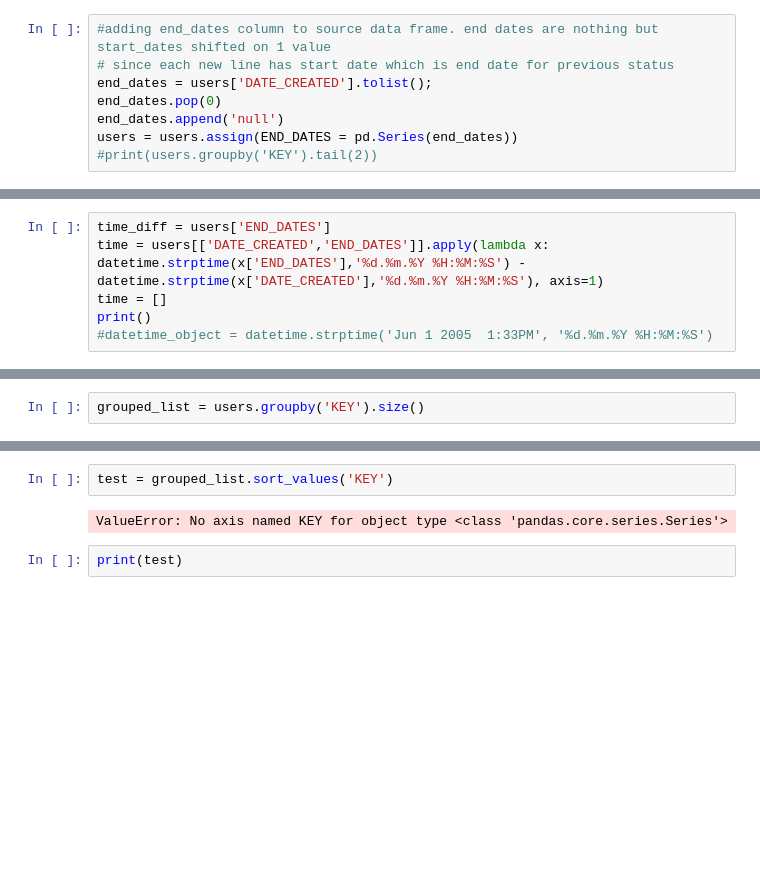
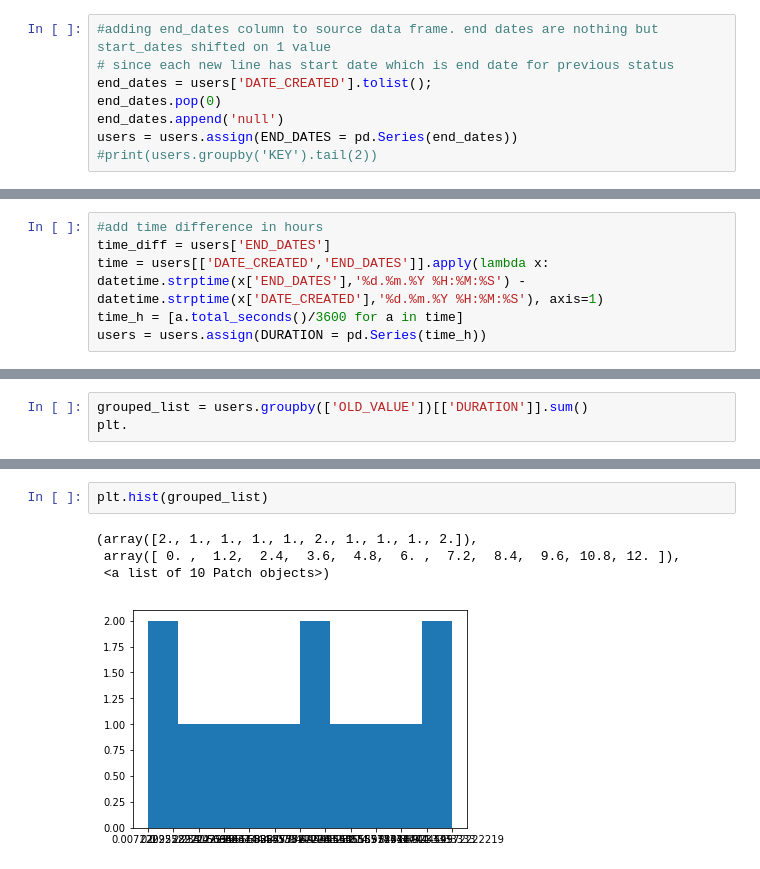
Before and after one commit to thirstfortruth/jira_analyses, a Jupyter notebook: jira_pm_analyses.ipynb, the cells around one changed output, grey strips where cells are left out. Drawn from its saved outputs; the diff is of its cells as text; blank space fills up the shorter version.

Commit message:
DataFramr ready for initial charts creation

```diff
--- a/jira_pm_analyses.ipynb
+++ b/jira_pm_analyses.ipynb
@@ -50,7 +31,7 @@ print(users)
 # %%
+#add time difference in hours
 time_diff = users['END_DATES']
 time = users[['DATE_CREATED','END_DATES']].apply(lambda x: datetime.strptime(x['END_DATES'],'%d.%m.%Y %H:%M:%S') - datetime.strptime(x['DATE_CREATED'],'%d.%m.%Y %H:%M:%S'), axis=1)
-time = []
-print()
-#datetime_object = datetime.strptime('Jun 1 2005  1:33PM', '%d.%m.%Y %H:%M:%S')
+time_h = [a.total_seconds()/3600 for a in time]
+users = users.assign(DURATION = pd.Series(time_h))
 # %% [output]
@@ -74,2 +55,3 @@ Length: 914, dtype: timedelta64[ns]
 # %%
-grouped_list = users.groupby('KEY').size()
+grouped_list = users.groupby(['OLD_VALUE'])[['DURATION']].sum()
+plt.
@@ -76,6 +74,7 @@ grouped_list = users.groupby('KEY').size()
-# %%
-test = grouped_list.sort_values('KEY')
-# %% [output]
-ValueError: No axis named KEY for object type <class 'pandas.core.series.Series'>
-# %%
-print(test)
+# %%
+plt.hist(grouped_list)
+# %% [output]
+(array([2., 1., 1., 1., 1., 2., 1., 1., 1., 2.]),
+ array([ 0. ,  1.2,  2.4,  3.6,  4.8,  6. ,  7.2,  8.4,  9.6, 10.8, 12. ]),
+ <a list of 10 Patch objects>)
+[figure, added]
```
Also changed, not shown: parts of 4 cells of this notebook.
